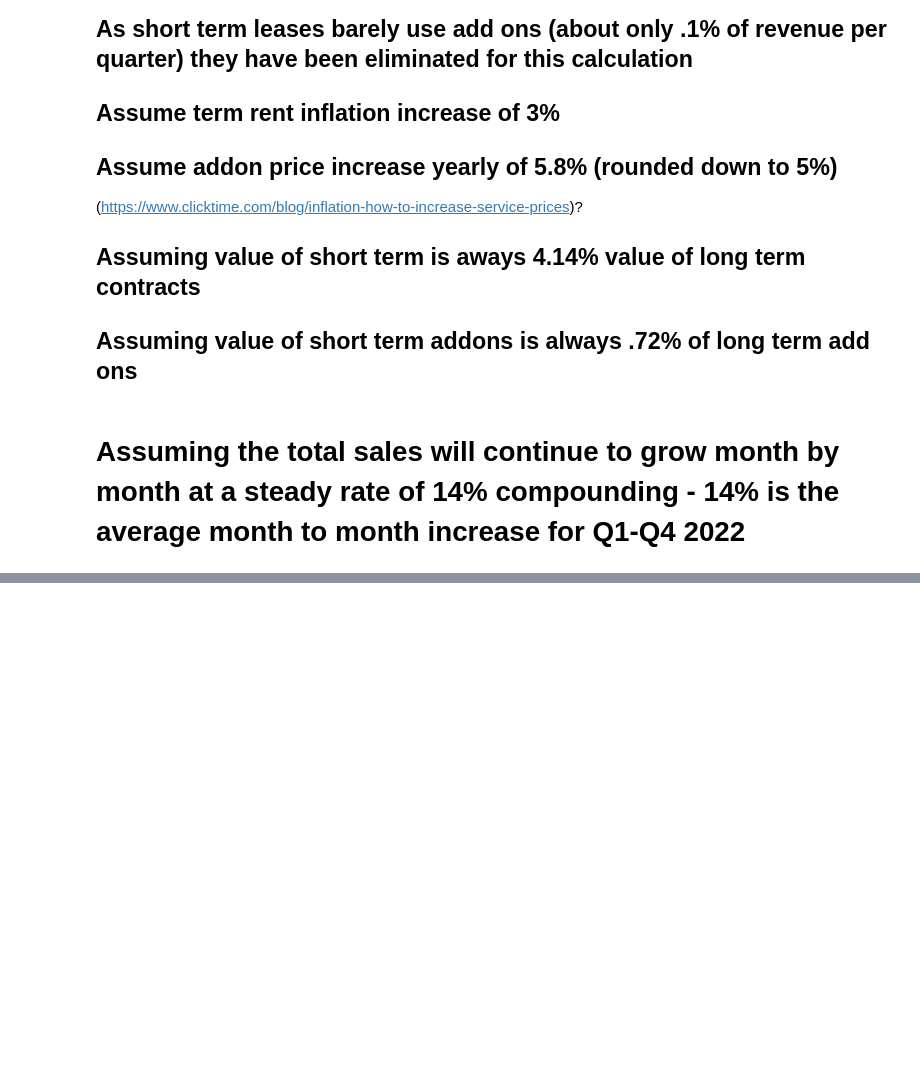
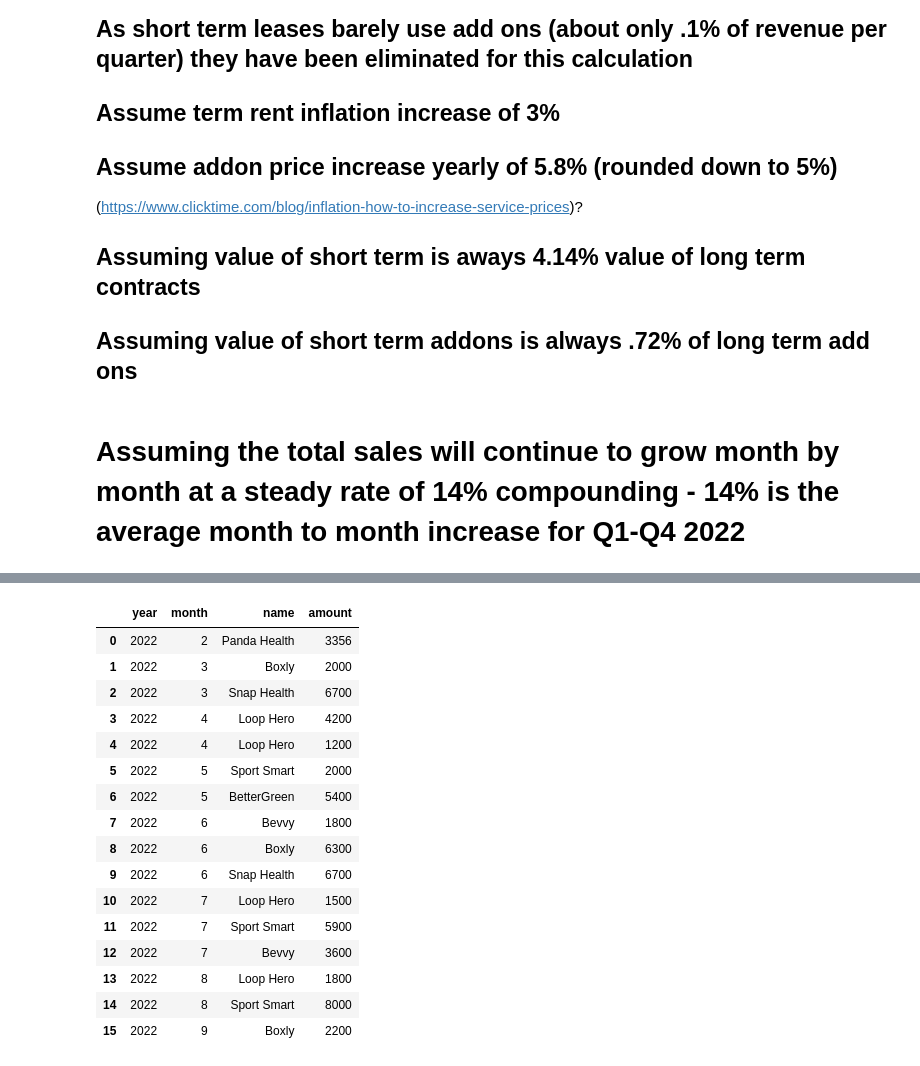
Before and after one commit to njw27/codi_pres, a Jupyter notebook: codi_nb.ipynb, the cells around one changed output, grey strips where cells are left out. Saved outputs shown, nothing was run; the diff lists cells and outputs as text; code cells hidden in the pictures; blank space fills up the shorter version.

```diff
--- a/codi_nb.ipynb
+++ b/codi_nb.ipynb
@@ -1255,0 +1306,24 @@ figs to have
+# %%
+framed_short_2 = ytd_s.reset_index()
+framed_short_2 = framed_short_2[framed_short_2["month"]<=9]
+framed_short_2 = framed_short_2[framed_short_2["year"]<=2022]
+short_term_q3 = framed_short_2[["year", "month", "name", "amount"]]
+short_term_q3
+# %% [output]
+|  | year | month | name | amount |
+| 0 | 2022 | 2 | Panda Health | 3356 |
+| 1 | 2022 | 3 | Boxly | 2000 |
+| 2 | 2022 | 3 | Snap Health | 6700 |
+| 3 | 2022 | 4 | Loop Hero | 4200 |
+| 4 | 2022 | 4 | Loop Hero | 1200 |
+| 5 | 2022 | 5 | Sport Smart | 2000 |
+| 6 | 2022 | 5 | BetterGreen | 5400 |
+| 7 | 2022 | 6 | Bevvy | 1800 |
+| 8 | 2022 | 6 | Boxly | 6300 |
+| 9 | 2022 | 6 | Snap Health | 6700 |
+| 10 | 2022 | 7 | Loop Hero | 1500 |
+| 11 | 2022 | 7 | Sport Smart | 5900 |
+| 12 | 2022 | 7 | Bevvy | 3600 |
+| 13 | 2022 | 8 | Loop Hero | 1800 |
+| 14 | 2022 | 8 | Sport Smart | 8000 |
+| 15 | 2022 | 9 | Boxly | 2200 |
```
Also changed, not shown: parts of 5 cells of this notebook, 1 other file.
